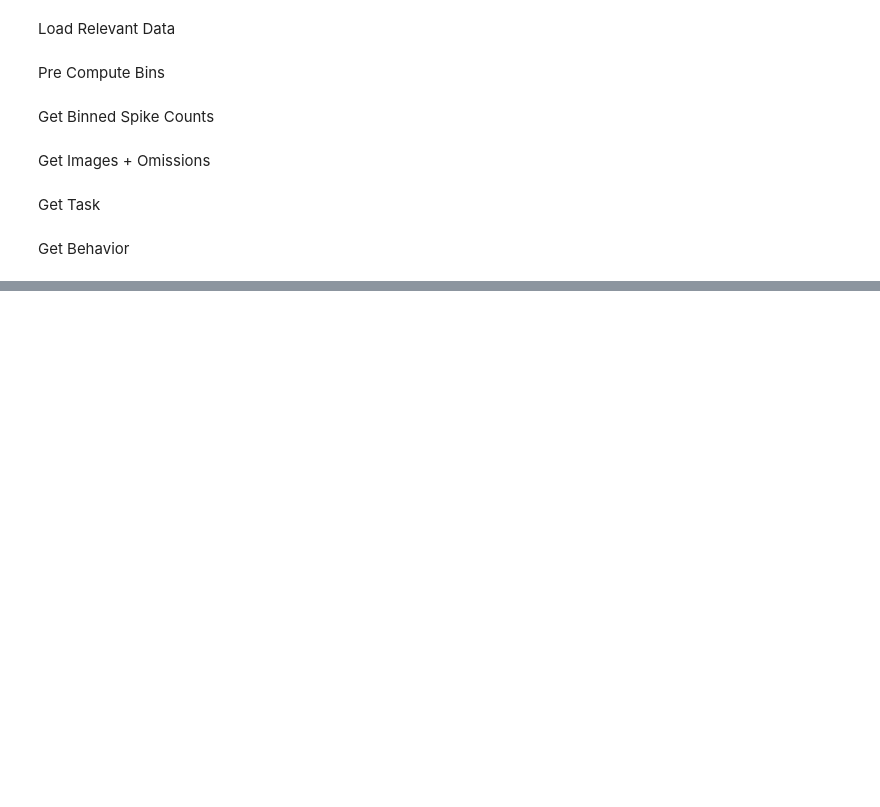
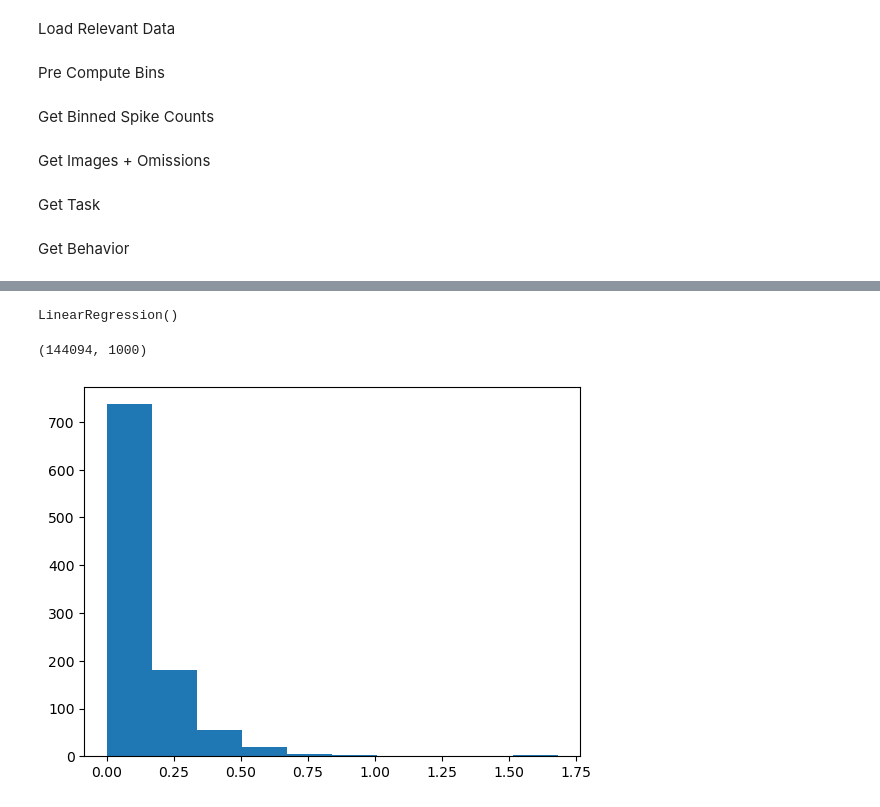
Before and after one commit to matt-wats/AMP3-Spring-2026-Project, a Jupyter notebook: my_2a.ipynb, the cells around one changed output, grey strips where cells are left out. Drawn from its saved outputs; the diff is of its cells as text; code cells hidden in the pictures; blank space fills up the shorter version.

```diff
--- a/my_2a.ipynb
+++ b/my_2a.ipynb
@@ -286,0 +203,24 @@ from sklearn.metrics import accuracy_score
+# %%
+scores = []
+for i in range(10):
+    lr = LinearRegression()
+    lr.fit(X.T, Y[i:i+1].T)
+    score = lr.score(X.T, Y[i:i+1].T)
+    scores.append(score)
+# %%
+lr.fit(X.T, Y[:1000].T)
+# %% [output]
+LinearRegression()
+# %%
+pred = lr.predict(X.T)
+# %%
+pred.shape
+# %% [output]
+(144094, 1000)
+# %%
+mses = np.mean((pred - Y[:1000].T)**2, axis=0)
+# %%
+plt.hist(mses)
+plt.show()
+# %% [output]
+[figure, added]
```
Also changed, not shown: parts of 9 cells of this notebook.
